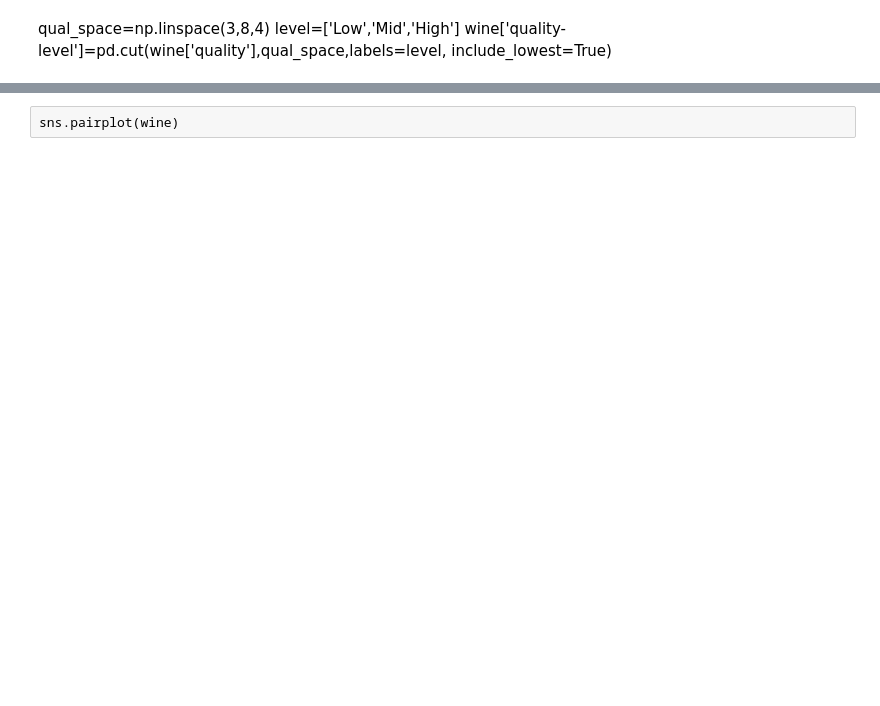
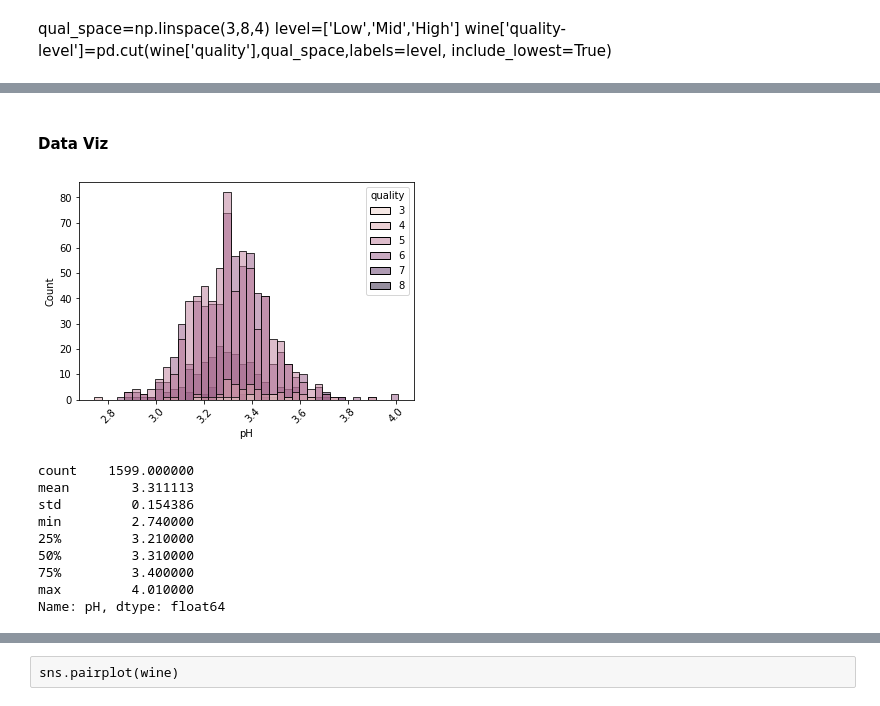
Before and after one commit to imabiodun/Red_Wine_Model, a Jupyter notebook: data wine exploration.ipynb, the cells around one changed output, grey strips where cells are left out. Drawn from its saved outputs; the diff is of its cells as text; code cells hidden in the pictures; blank space fills up the shorter version.

```diff
--- a/data wine exploration.ipynb
+++ b/data wine exploration.ipynb
@@ -34,2 +69,0 @@ wine.agg(['min','max'])
-# %%
-wine['total sulfur dioxide']=(wine['total sulfur dioxide']-wine['total sulfur dioxide'].max())/(wine['total sulfur dioxide'].max()/wine['total sulfur dioxide'].min())
@@ -42,0 +70,2 @@ def reg_col_against(df,col_1,col_2):
+# %% [markdown]
+#### Data Viz
@@ -43,5 +79,20 @@ def reg_col_against(df,col_1,col_2):
 # %%
 # col_against(wine,'fixed acidity','citric acid')
 # col_against(wine,'free sulfur dioxide','total sulfur dioxide')
 # col_against(wine,'alcohol','quality')
+sns.histplot(data=wine,x='pH',hue='quality',color='virirdis')
+plt.xticks(rotation=45)
+plt.show()
+wine['pH'].describe()
+# %% [output]
+[figure, added]
+count    1599.000000
+mean        3.311113
+std         0.154386
+min         2.740000
+25%         3.210000
+50%         3.310000
+75%         3.400000
+max         4.010000
+Name: pH, dtype: float64
 # %%
```
Also changed, not shown: parts of 39 cells of this notebook.
